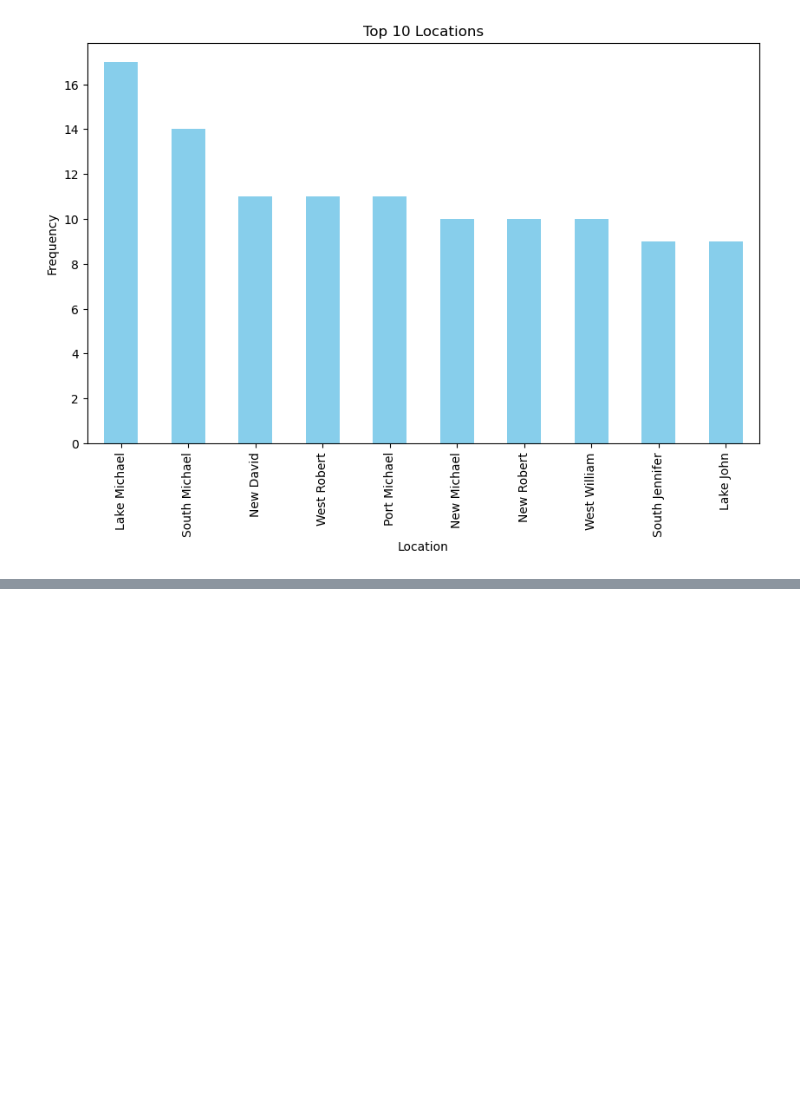
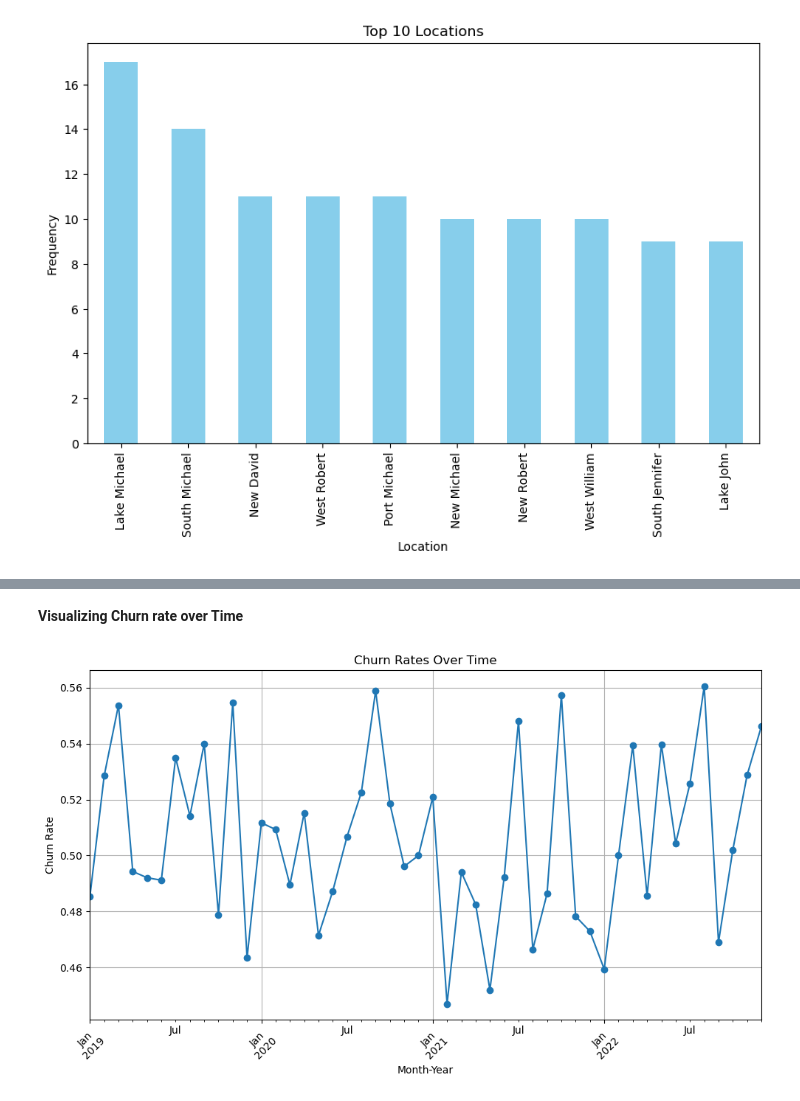
Before and after one commit to joachinhimself/Customer-Churn-Analysis, a Jupyter notebook: Notebook/Customer Churn.ipynb, the cells around one changed output, grey strips where cells are left out. Cells and saved outputs as stored; diff of their text form; code cells hidden in the pictures; blank space fills up the shorter version.

```diff
--- a/Notebook/Customer Churn.ipynb
+++ b/Notebook/Customer Churn.ipynb
@@ -300,0 +337,15 @@ plt.show()
+# %%
+df['Timestamp'] = pd.to_datetime(df['Timestamp'], format = '%y, %m, %d')
+# %%
+# Extract month-year
+
+df['Month-Year'] = df['Timestamp'].dt.to_period('M')
+# %%
+# Group by Month-Year and calculate churn rates
+
+churn_rates = df.groupby('Month-Year').agg(total_customers=('ChurnLabel', 'count'),churned_customers=('ChurnLabel', 'sum'))
+
+churn_rates['churn_rate'] = churn_rates['churned_customers'] / churn_rates['total_customers']
+
+# Display the churn rates
+churn_rates.head(5)
@@ -300,0 +360,16 @@ plt.show()
+# %% [markdown]
+**Visualizing Churn rate over Time**
+# %%
+# Plotting churn rates over time
+
+plt.figure(figsize=(10, 6))
+churn_rates['churn_rate'].plot(marker='o')
+plt.title('Churn Rates Over Time')
+plt.xlabel('Month-Year')
+plt.ylabel('Churn Rate')
+plt.xticks(rotation=45)
+plt.grid()
+plt.tight_layout()
+plt.show()
+# %% [output]
+[figure, added]
```
Also changed, not shown: parts of 8 cells of this notebook.
